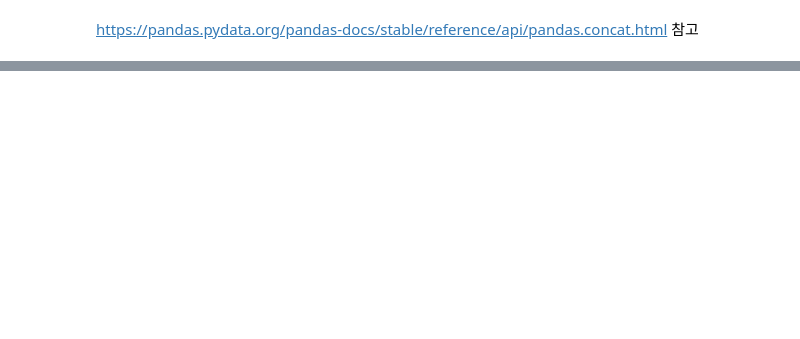
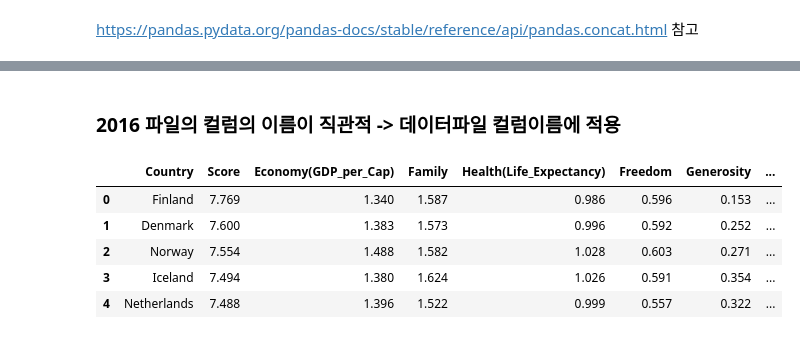
Before and after one commit to sohyeondian/Happiness, a Jupyter notebook: 04. 데이터 합치기.ipynb, the cells around one changed output, grey strips where cells are left out. Drawn from its saved outputs; the diff is of its cells as text; code cells hidden in the pictures; blank space fills up the shorter version.

```diff
--- a/04. 데이터 합치기.ipynb
+++ b/04. 데이터 합치기.ipynb
@@ -233,0 +421,6 @@ data
+# %%
+data17 = data17.drop(['Happiness.Rank', 'Whisker.high', 'Whisker.low', 'Dystopia.Residual'], axis=1)
+data17.columns=['Country or region', 'Score', 'GDP per capita', 'Social support',
+                'Healthy life expectancy', 'Freedom to make life choices','Generosity',
+                'Perceptions of corruption', 'Regional indicator']
+data17.head()
@@ -233,0 +439,4 @@ data
+# %%
+data17.loc[70, 'Country or region'] = "Hong Kong"
+data17.loc[70, 'Regional indicator'] = "East Asia"
+data17['Regional indicator'].isnull().sum()
@@ -233,0 +445,4 @@ data
+# %%
+data17['year'] = 2017
+data = pd.concat([data, data17])
+data.info()
@@ -233,0 +491,13 @@ data
+# %% [markdown]
+### 2016 파일의 컬럼의 이름이 직관적 -> 데이터파일 컬럼이름에 적용
+# %%
+data.columns=['Country', 'Score', 'Economy(GDP_per_Cap)', 'Family', 'Health(Life_Expectancy)',
+              'Freedom', 'Generosity', 'Trust(Government_Corruption)', 'Region', 'Year']
+data.head()
+# %% [output]
+|  | Country | Score | Economy(GDP_per_Cap) | Family | Health(Life_Expectancy) | Freedom | Generosity | ... |
+| 0 | Finland | 7.769 | 1.340 | 1.587 | 0.986 | 0.596 | 0.153 | ... |
+| 1 | Denmark | 7.600 | 1.383 | 1.573 | 0.996 | 0.592 | 0.252 | ... |
+| 2 | Norway | 7.554 | 1.488 | 1.582 | 1.028 | 0.603 | 0.271 | ... |
+| 3 | Iceland | 7.494 | 1.380 | 1.624 | 1.026 | 0.591 | 0.354 | ... |
+| 4 | Netherlands | 7.488 | 1.396 | 1.522 | 0.999 | 0.557 | 0.322 | ... |
```
Also changed, not shown: parts of 33 cells of this notebook, 1 other file.
